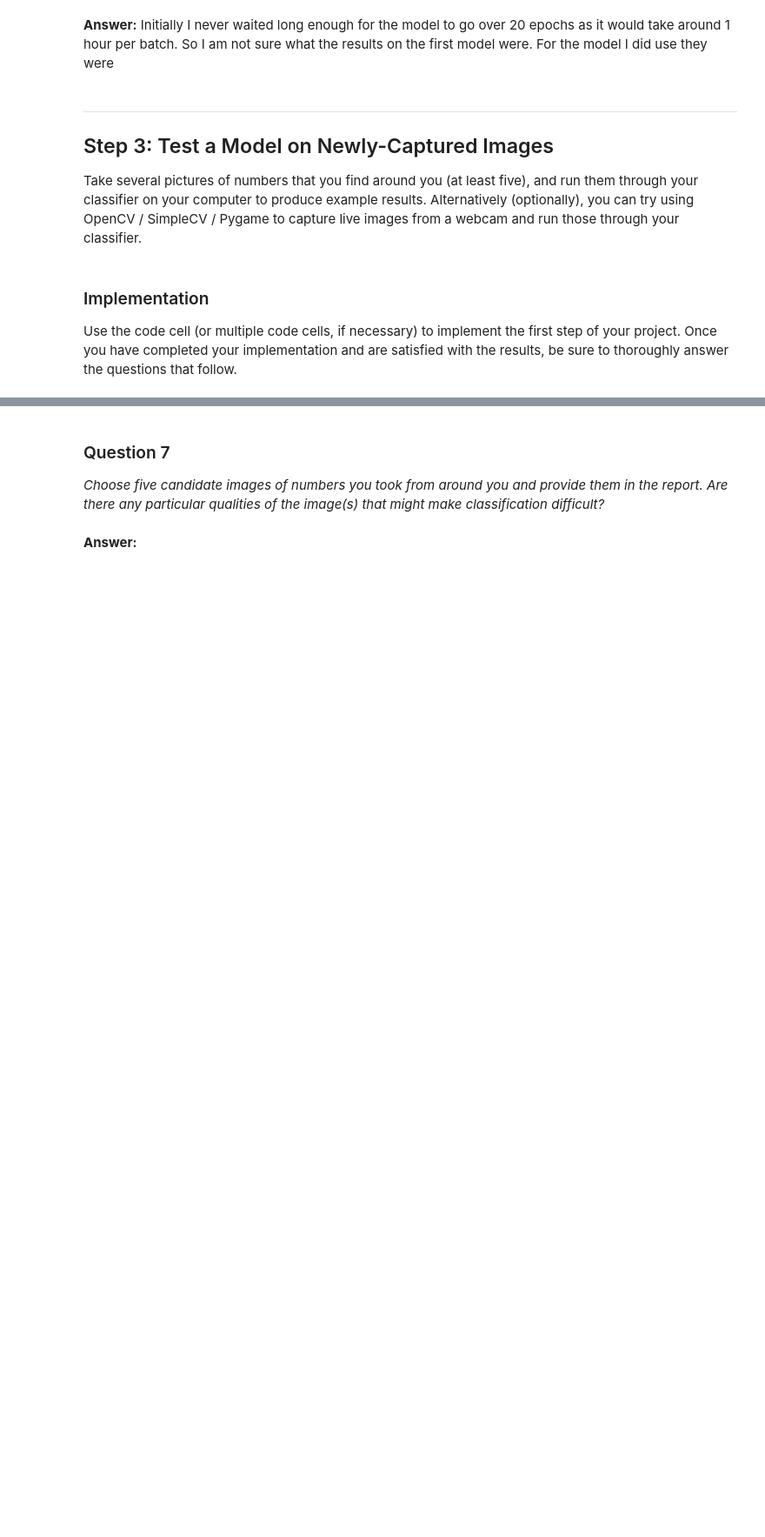
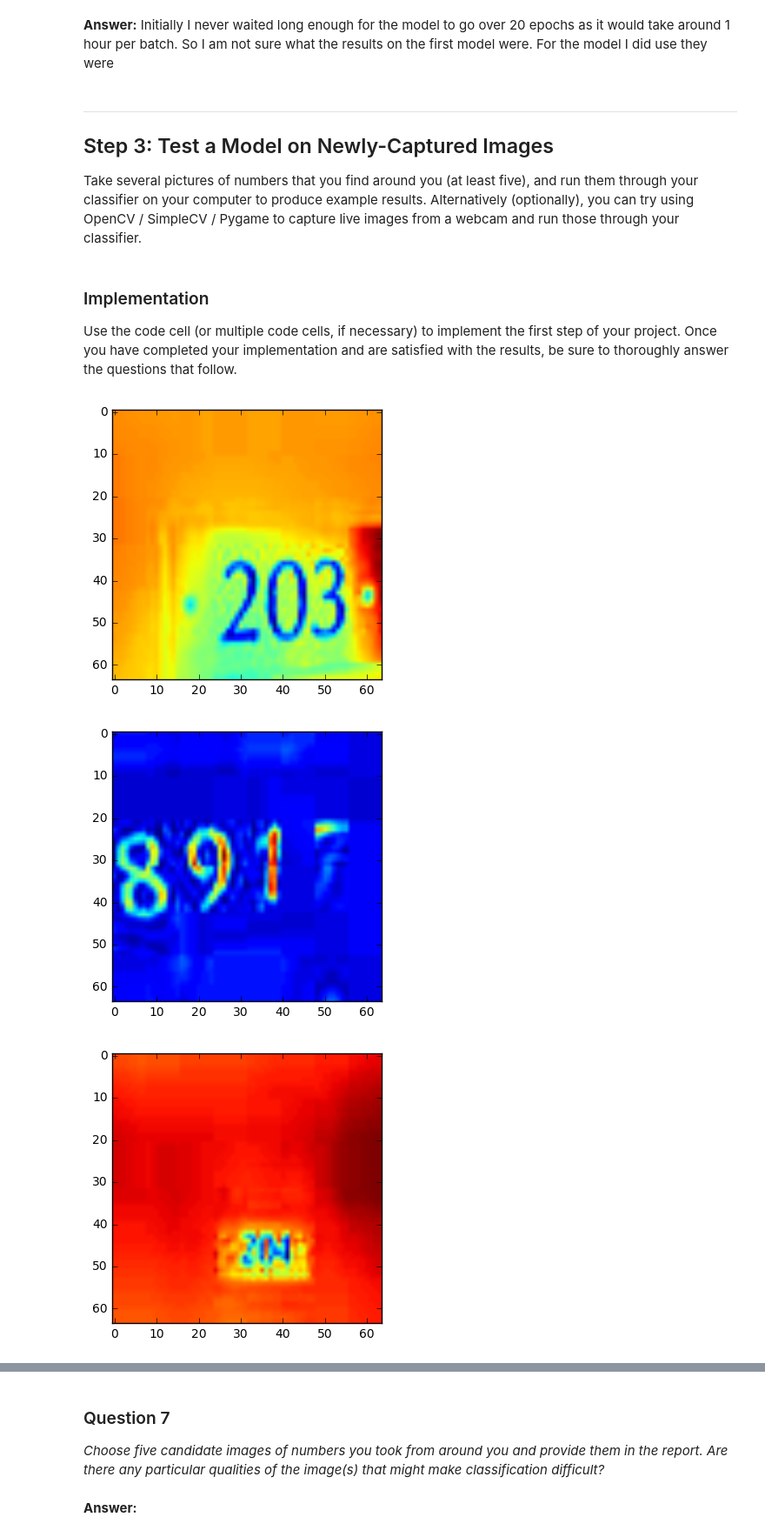
Before and after one commit to kscasado/Udacity_Machine_Learning, a Jupyter notebook: digit_recognition/digit_recognition.ipynb, the cells around one changed output, grey strips where cells are left out. Shown at 87% size. Saved outputs shown, nothing was run; the diff lists cells and outputs as text; code cells hidden in the pictures; blank space fills up the shorter version.

Commit message:
added personal taken images

```diff
--- a/digit_recognition/digit_recognition.ipynb
+++ b/digit_recognition/digit_recognition.ipynb
@@ -769,0 +719,18 @@ Use the code cell (or multiple code cells, if necessary) to implement the first
+# %%
+#import data
+import os
+import cv2
+test_images = []
+for file in os.listdir('my_taken_images/'):
+    filename = 'my_taken_images/' + file
+    im = cv2.imread(filename)
+    im = imresize(im,(64,64))
+    im = cv2.cvtColor(im, cv2.COLOR_BGR2GRAY)
+    plt.imshow(im)
+    plt.show()
+    im = im.reshape(64,64,1)
+    test_images.append(im)
+# %% [output]
+[figure, added]
+[figure, added]
+[figure, added]
```
Also changed, not shown: parts of 5 cells of this notebook.
